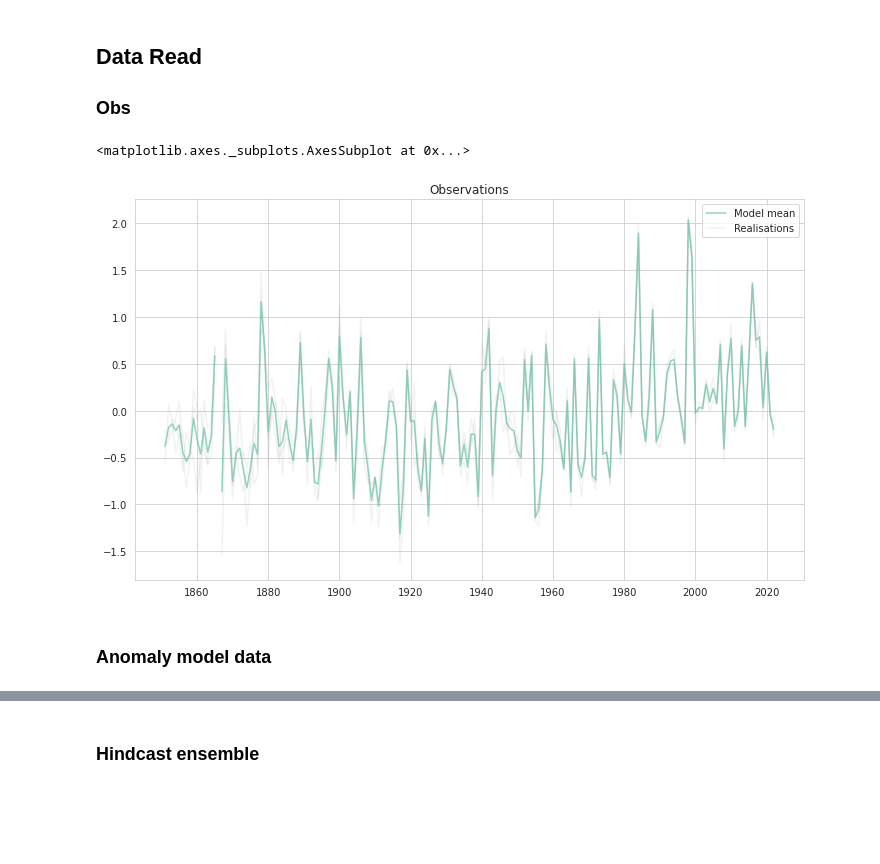
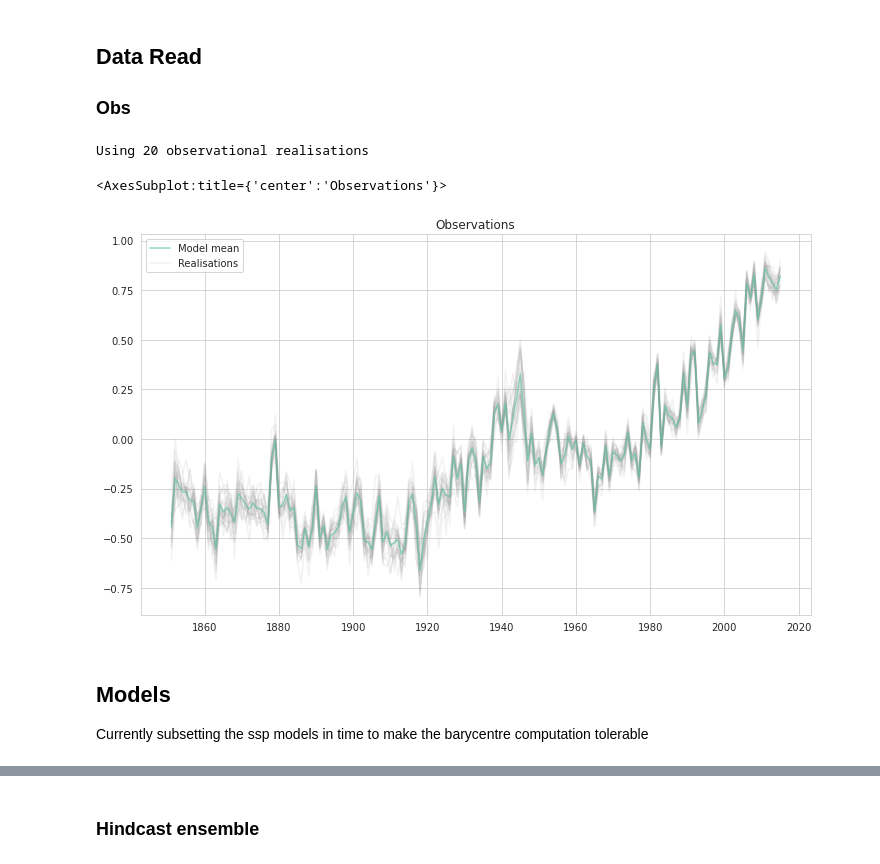
Before and after one commit to mattramos/bayesian_ensembling, a Jupyter notebook: experiments/figure2_xarray_3D.ipynb, the cells around one changed output, grey strips where cells are left out. Saved outputs shown, nothing was run; the diff lists cells and outputs as text; code cells hidden in the pictures; blank space fills up the shorter version.

```diff
--- a/experiments/figure2_xarray_3D.ipynb
+++ b/experiments/figure2_xarray_3D.ipynb
@@ -28,6 +25,24 @@ The autoreload extension is already loaded. To reload it, use:
 ## Data Read
 
 ### Obs
+# %%
+n_obs_realisations = 20
+obs_da = xr.open_mfdataset(glob('data/obs/gridded/Had*.nc'), combine='nested', concat_dim='realization').tas[:n_obs_realisations].load()
+obs_da = obs_da.rename(realization='realisation')
+obs_da = obs_da.sel(time=slice('1850-01-01', '2014-12-31'))
+obs_time = obs_da.time
+obs_da = obs_da.resample(time='Y').mean()
+observations = es.ProcessModel(obs_da, model_name='Observations')
+print(f'Using {n_obs_realisations} observational realisations')
+observations.plot()
+# %% [output]
+Using 20 observational realisations
+<AxesSubplot:title={'center':'Observations'}>
+[figure, added]
+# %% [markdown]
+## Models
+
+Currently subsetting the ssp models in time to make the barycentre computation tolerable
 # %%
 def prepro(ds):
     model_real = ds.encoding['source'].split('_')[-1][:-3]
@@ -35,13 +52 @@ def prepro(ds):
     return ds
-# %%
-obs_da = xr.open_mfdataset(glob('./../experiments/data/obs/Had*.nc'), combine='nested', concat_dim='realization').tas.load()[:, :, 15:18, 15:19]
-obs_da = obs_da.rename(realization='realisation')
-obs_time = obs_da.time
-obs_da = obs_da.resample(time='Y').mean()
-observations = es.ProcessModel(obs_da, model_name='Observations')
-observations.plot()
-# %% [output]
-<matplotlib.axes._subplots.AxesSubplot at 0x...>
-[figure, removed]
-# %% [markdown]
-### Anomaly model data
```
Also changed, not shown: parts of 27 cells of this notebook, 4 other files.
